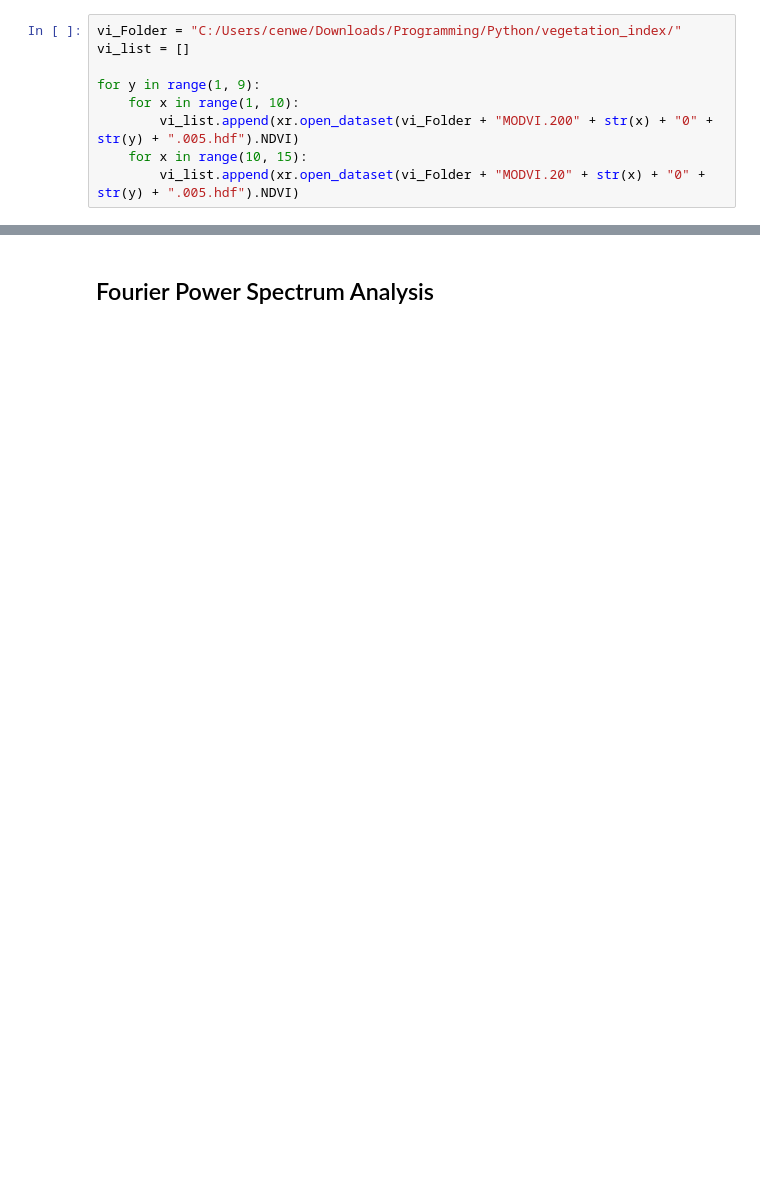
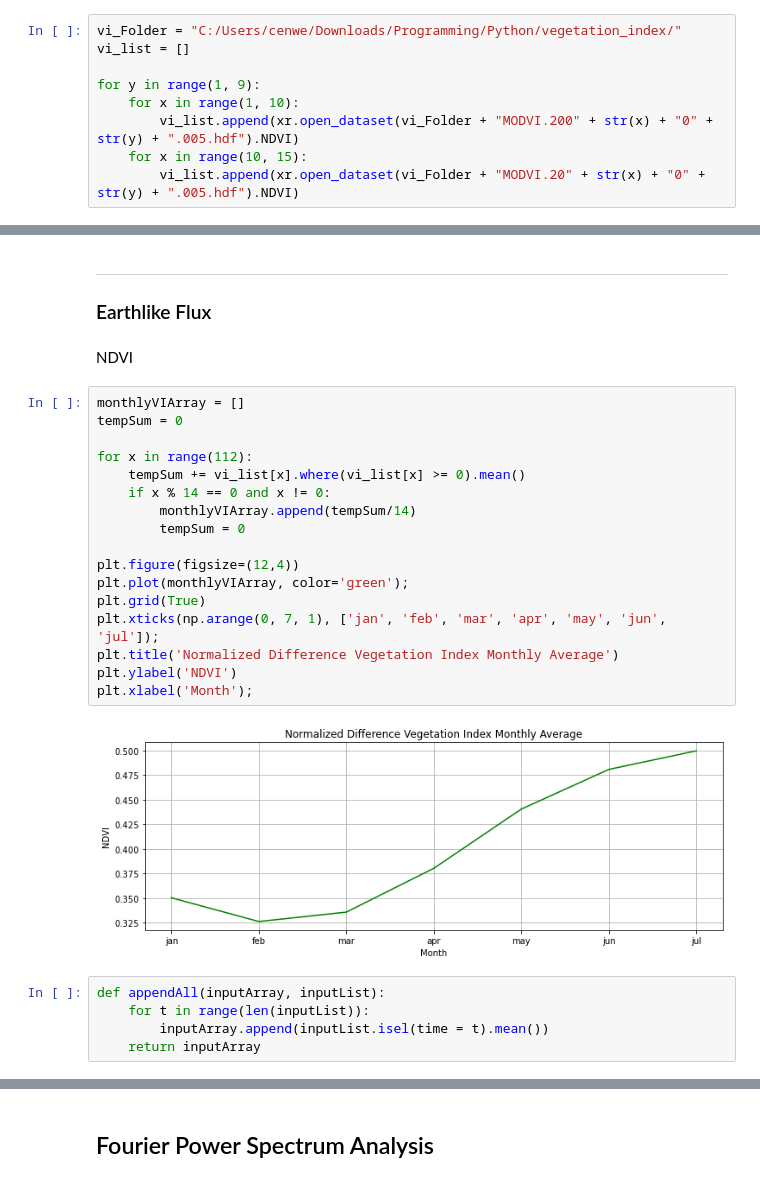
Before and after one commit to WeihongCen/Simulated-Earth-Spectral-Analysis, a Jupyter notebook: FUS_Analysis.ipynb, the cells around one changed output, grey strips where cells are left out. Drawn from its saved outputs; the diff is of its cells as text; blank space fills up the shorter version.

```diff
--- a/FUS_Analysis.ipynb
+++ b/FUS_Analysis.ipynb
@@ -400,0 +64,29 @@ plt.xticks(np.arange(0, 2880, 360), ['jan', 'feb', 'mar', 'apr', 'may', 'jun', '
+# %% [markdown]
+---
+### Earthlike Flux
+# %% [markdown]
+NDVI
+# %%
+monthlyVIArray = []
+tempSum = 0
+
+for x in range(112):
+    tempSum += vi_list[x].where(vi_list[x] >= 0).mean()
+    if x % 14 == 0 and x != 0:
+        monthlyVIArray.append(tempSum/14)
+        tempSum = 0
+
+plt.figure(figsize=(12,4))
+plt.plot(monthlyVIArray, color='green');
+plt.grid(True)
+plt.xticks(np.arange(0, 7, 1), ['jan', 'feb', 'mar', 'apr', 'may', 'jun', 'jul']);
+plt.title('Normalized Difference Vegetation Index Monthly Average')
+plt.ylabel('NDVI')
+plt.xlabel('Month');
+# %% [output]
+[figure, added]
+# %%
+def appendAll(inputArray, inputList):
+    for t in range(len(inputList)):
+        inputArray.append(inputList.isel(time = t).mean())
+    return inputArray
```
Also changed, not shown: parts of 58 cells of this notebook.
